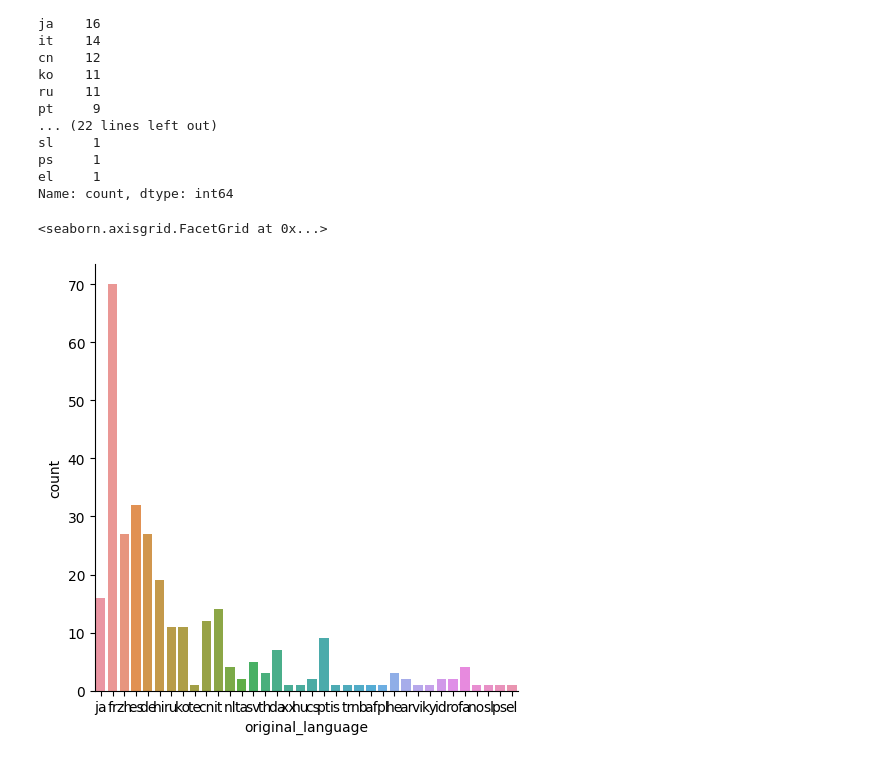
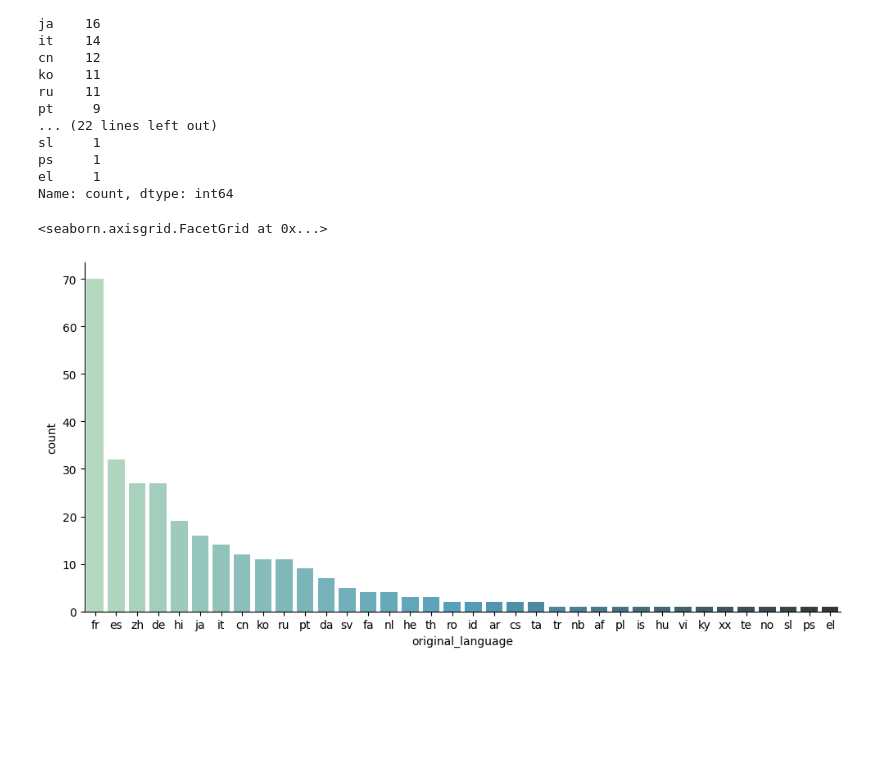
Before and after one commit to carlosvinicius-ai/DataScience, a Jupyter notebook: Codigos/Data_Science_analise_e_visualização_de_dados/introducao_ao_DataScience.ipynb, the cells around one changed output. Drawn from its saved outputs; the diff is of its cells as text; code cells hidden in the pictures; blank space fills up the shorter version.

Commit message:
melhorando a visualização

```diff
--- a/Codigos/Data_Science_analise_e_visualização_de_dados/introducao_ao_DataScience.ipynb
+++ b/Codigos/Data_Science_analise_e_visualização_de_dados/introducao_ao_DataScience.ipynb
@@ -276,7 +276,14 @@ el     1
 Name: count, dtype: int64
 # %%
 filmes_sem_lingua_original_em_ingles = tmdb.query('original_language != "en"')
-sns.catplot(x = 'original_language', kind = 'count', data = filmes_sem_lingua_original_em_ingles)
+sns.catplot(x = 'original_language', kind = 'count',
+            data = filmes_sem_lingua_original_em_ingles,
+            aspect=2,
+            palette = "GnBu_d",
+            order=total_linguas_outros_filmes.index)
+
+#aspect no catplot serve para mudar a formataçao
+#order você passa a ordem para ele como quer apresentar os dados
 # %% [output]
 <seaborn.axisgrid.FacetGrid at 0x...>
-[figure, old version]
+[figure, new version]
```
